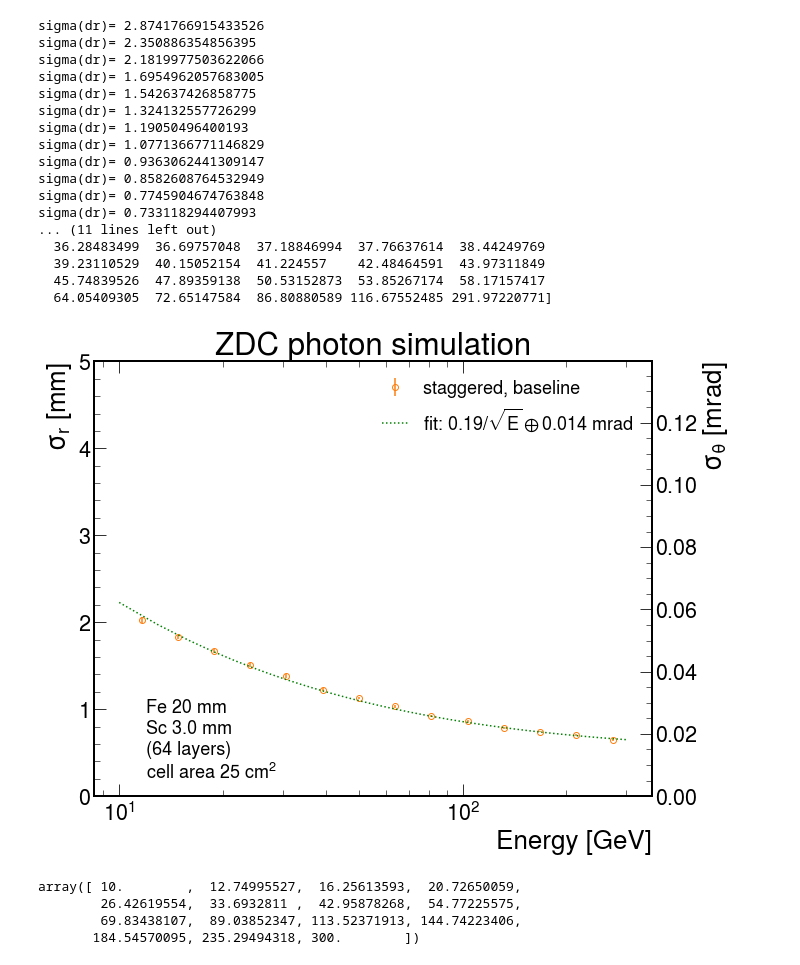
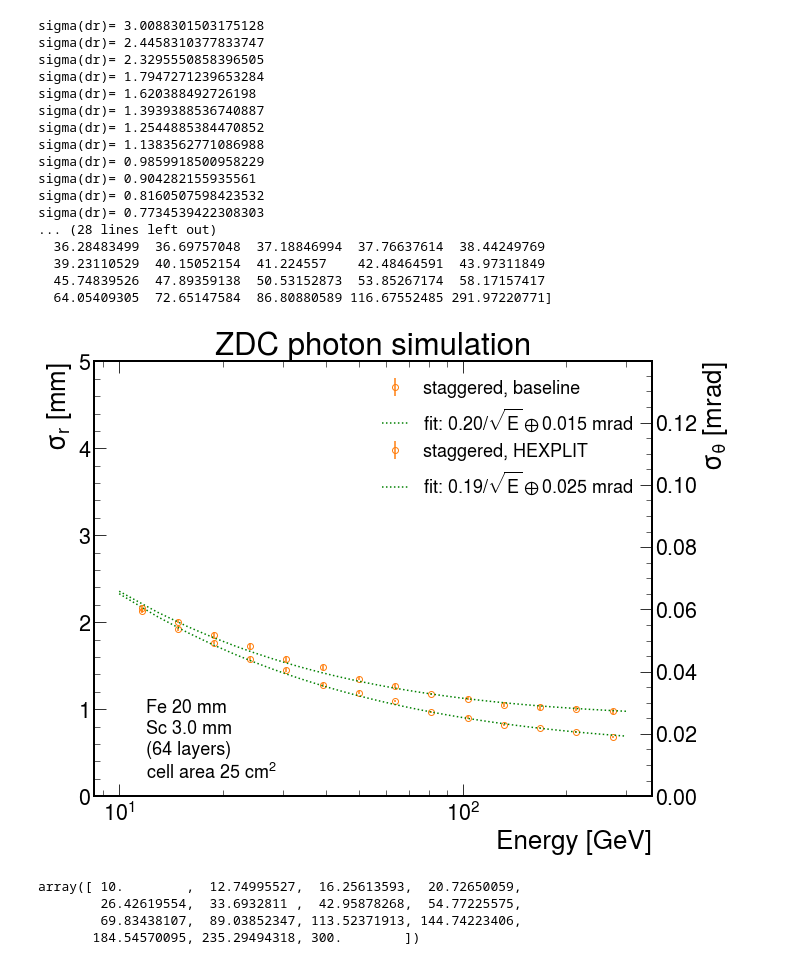
Before and after one commit to sebouh137/staggered_tesselations, a Jupyter notebook: ZDC_plots_for_paper.ipynb, the cells around one changed output. Drawn from its saved outputs; the diff is of its cells as text; code cells hidden in the pictures.

Commit message:
ZDC plots for paper

```diff
--- a/ZDC_plots_for_paper.ipynb
+++ b/ZDC_plots_for_paper.ipynb
@@ -13,7 +13,7 @@ import uproot,glob
 
 plt.rcParams["figure.figsize"] = (10, 8)
 # %%
-path="dd4hep/cache/large_scale/h4/zdc_reco_neutron_log10continuous_1GeV-300GeV_theta_0deg-0.5deg_74*.csv"
+path="dd4hep/cache/large_scale/h4_neutron_Fe_800MeV/*.csv"
 dfs=[]
 for file in glob.glob(path):
     df=pd.read_csv(file)
@@ -71,7 +71,7 @@ added file dd4hep/cache/large_scale/h4_gamma_Fe_800MeV/zdc_reco_gamma_discrete_1
 read file: dd4hep/cache/large_scale/h4_gamma_Fe_800MeV/zdc_reco_gamma_discrete_10GeV-300GeV_theta_0deg-0.23deg_1093481_46.edm4hep.root.csv
 added file dd4hep/cache/large_scale/h4_gamma_Fe_800MeV/zdc_reco_gamma_discrete_10GeV-300GeV_theta_0deg-0.23deg_1093481_46.edm4hep.root.csv
 # %%
-path="dd4hep/cache/large_scale/h1/*.csv"
+path="dd4hep/cache/large_scale/h1_neutron_Fe_800MeV//*.csv"
 dfs=[]
 for file in glob.glob(path):
     df_h1=pd.read_csv(file)
@@ -428,71 +479,49 @@ def fit_res(bcs, sigmas,dsigmas, mus, dmus):
     P0=[10, 1]
     fnc = lambda E, b,c: np.hypot(b/np.sqrt(E),c)
     P, cov =curve_fit(fnc,bcs, sigmas, p0=P0, sigma=dsigmas)
     x=np.linspace(10, 300,100)
-#     label="$(%.1f\\pm %.1f)/E\\oplus\,(%.2f\\pm %.2f)/\\sqrt{E}\\oplus\,(%.2f\\pm %.2f)$ mrad"%\
-#                                         (P[0]/z_front_face, np.sqrt(cov[0][0])/z_front_face,
-#                                         P[1]/z_front_face, np.sqrt(cov[1][1])/z_front_face,
-#                                         P[2]/z_front_face, np.sqrt(cov[2][2])/z_front_face)
-    #label=f'fit: $({P[0]/z_front_face:.3f} \\pm {np.sqrt(cov[0][0])/z_front_face:.3f})/\\sqrt{{E}}'
-    #              + f"\\oplus {P[1]/z_front_face:.3f} \\pm {np.sqrt(cov[1][1])/z_front_face:.3f}$ mrad"
     label=f'fit: ${P[0]/z_front_face:.2f}/\\sqrt{{E}} \\oplus {P[1]/z_front_face:.3f}$ mrad'
     plt.errorbar(x, fnc(x,*P), label=label, color='green', marker='',ls=':')
-    #plt.text(10, 1.5, "$^*$"+label, fontsize=18)
 
-
-#fig, axs= plt.subplots(1,1, figsize=(12, 10))
-
-#plt.errorbar([],[],[],color='k', fillstyle='none', label="unstaggered", ls='', marker='o')
-#plt.errorbar([],[],[],color='tab:blue', fillstyle='none', label="H3, baseline", ls='', marker='o')
-#plt.errorbar([],[],[],color='tab:blue', fillstyle='full', label="H3, HEXPLIT", ls='', marker='o')
-#res_plot(df_h1, label="unstaggered", rw="", w0_params=(5.9,0.33,0.0), fit=False, color='tab:blue', fillstyle='none', shift=0)
-#res_plot(df_h3, label="H3, baseline", rw="", w0_params=(4.0,0.019,0.59), fit=False, color='tab:blue', fillstyle='none', shift=0.007*1)
-#ret=res_plot(df_h3, label="H3, HEXPLIT", color='tab:blue', fillstyle='full', w0_params=(5.0, 0.89, 0.17), fit=False, shift=0.007*2)
 ret=res_plot(df_h4_gamma_Fe, label="staggered, baseline", rw="", w0_params=(5.4,0.37,0.0), fit=False, color='tab:orange', fillstyle='none', shift=0.007*3)
 a=fit_res(*ret)
-#yr_req(ls='--', color='tab:brown')
+ret=res_plot(df_h4_gamma_Fe, label="staggered, HEXPLIT", rw="_rw", w0_params=(6.0,-0.46,0.099), fit=False, color='tab:orange', fillstyle='none', shift=0.007*3)
+a=fit_res(*ret)
 legend = plt.legend(frameon=False, facecolor='white', edgecolor='white', loc='upper right', fontsize=18)
 legend.set_zorder(5)
-#axs.yaxis.set_minor_locator(mpl.ticker.AutoMinorLocator(10))
 
-# frame = legend.get_frame()
-# frame.set_facecolor('white')
-# frame.set_edgecolor('white')
-
-
-#frame.set_zorder(20)
 E=np.linspace(10, 274)
 plt.plot(E, z_front_face*1000*.135/np.sqrt(E*(275-E)), ls='-')
 print(z_front_face*1000*.135/np.sqrt(E*(275-E)))
 
 plt.ylim(0, 5)
 write_geom("Fe",0.2, x=12)
 theta_axis()
 
 plt.gca().set_xscale('log')
 plt.gca().set_title("ZDC photon simulation")
 
 plt.savefig("images/position_resolution_zdc_design_paper_photon.pdf")
 plt.show()
 # %% [output]
-sigma(dr)= 2.8741766915433526
-sigma(dr)= 2.350886354856395
-sigma(dr)= 2.1819977503622066
-sigma(dr)= 1.6954962057683005
-sigma(dr)= 1.542637426858775
-sigma(dr)= 1.324132557726299
-sigma(dr)= 1.19050496400193
-sigma(dr)= 1.0771366771146829
-sigma(dr)= 0.9363062441309147
-sigma(dr)= 0.8582608764532949
-sigma(dr)= 0.7745904674763848
-sigma(dr)= 0.733118294407993
-... (11 lines left out)
+sigma(dr)= 3.0088301503175128
+sigma(dr)= 2.4458310377833747
+sigma(dr)= 2.3295550858396505
+sigma(dr)= 1.7947271239653284
+sigma(dr)= 1.620388492726198
+sigma(dr)= 1.3939388536740887
+sigma(dr)= 1.2544885384470852
+sigma(dr)= 1.1383562771086988
+sigma(dr)= 0.9859918500958229
+sigma(dr)= 0.904282155935561
+sigma(dr)= 0.8160507598423532
+sigma(dr)= 0.7734539422308303
+... (28 lines left out)
   36.28483499  36.69757048  37.18846994  37.76637614  38.44249769
   39.23110529  40.15052154  41.224557    42.48464591  43.97311849
   45.74839526  47.89359138  50.53152873  53.85267174  58.17157417
   64.05409305  72.65147584  86.80880589 116.67552485 291.97220771]
-[figure, old version]
+[figure, new version]
 # %%
 np.exp(np.linspace(np.log(10), np.log(300), 15))
 # %% [output]
```
Also changed, not shown: parts of 14 cells of this notebook.
